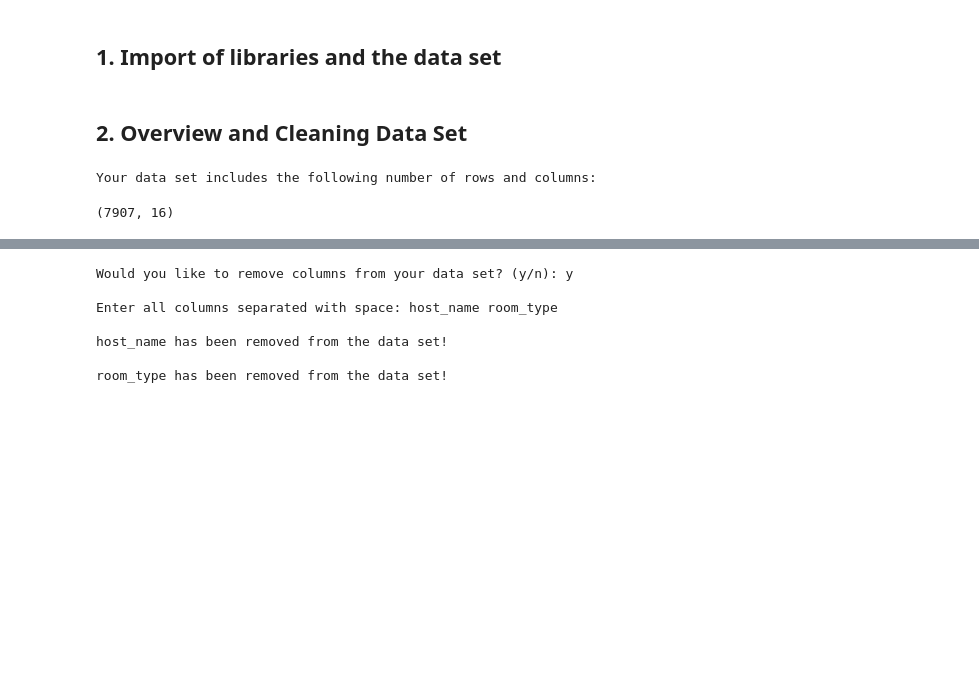
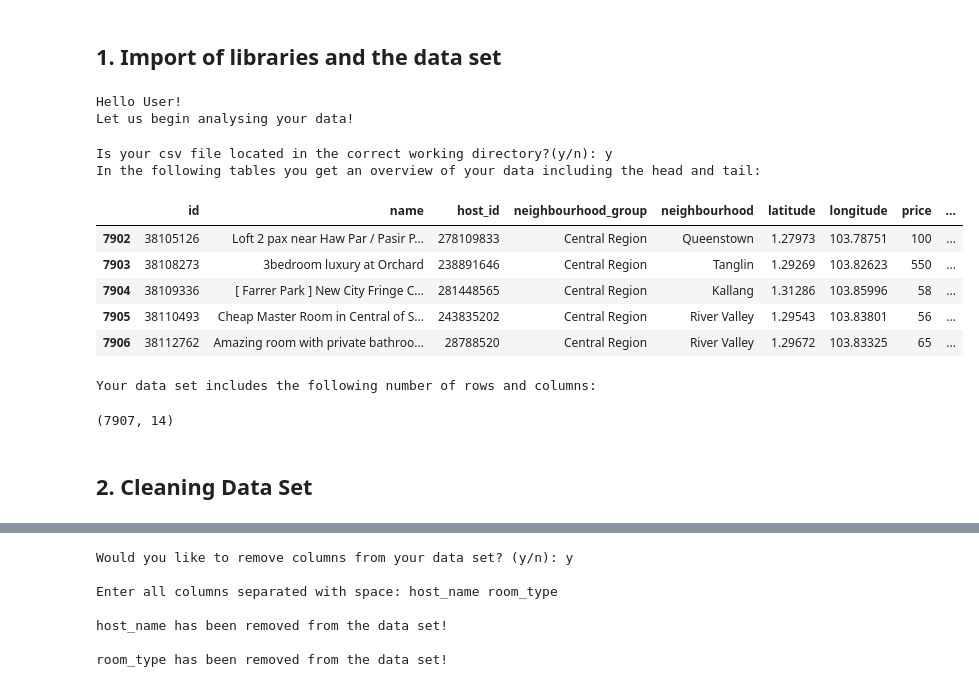
Before and after one commit to Minitech24/Skills-Python-Project-HSG2020, a Jupyter notebook: DA_Tool_General.ipynb, the cells around one changed output, grey strips where cells are left out. Saved outputs shown, nothing was run; the diff lists cells and outputs as text; code cells hidden in the pictures; blank space fills up the shorter version.

```diff
--- a/DA_Tool_General.ipynb
+++ b/DA_Tool_General.ipynb
@@ -32 +24,6 @@ data = pd.read_csv("listings.csv")
+# %%
+print("Hello User!\nLet us begin analysing your data!")
+# %% [output]
+Hello User!
+Let us begin analysing your data!
 # %%
@@ -37,0 +33,27 @@ c = []
+# %%
+# 1.4 read data
+def start():
+    inp = input("\nIs your csv file located in the correct working directory?(y/n): ")
+    if inp in yes:
+        data = pd.read_csv("listings.csv")
+        print("In the following tables you get an overview of your data including the head and tail:")
+        return
+    elif start in no:
+        print("\nPlease put your csv file in the correct working directory!")
+        start()
+    else:
+        sys.stdout.write("""\nPlease answer with "yes" or "no".""")
+        start()
+# %%
+start()
+data.head()
+data.tail()
+# %% [output]
+Is your csv file located in the correct working directory?(y/n): y
+In the following tables you get an overview of your data including the head and tail:
+|  | id | name | host_id | neighbourhood_group | neighbourhood | latitude | longitude | price | ... |
+| 7902 | 38105126 | Loft 2 pax near Haw Par / Pasir P... | 278109833 | Central Region | Queenstown | 1.27973 | 103.78751 | 100 | ... |
+| 7903 | 38108273 | 3bedroom luxury at Orchard | 238891646 | Central Region | Tanglin | 1.29269 | 103.82623 | 550 | ... |
+| 7904 | 38109336 | [ Farrer Park ] New City Fringe C... | 281448565 | Central Region | Kallang | 1.31286 | 103.85996 | 58 | ... |
+| 7905 | 38110493 | Cheap Master Room in Central of S... | 243835202 | Central Region | River Valley | 1.29543 | 103.83801 | 56 | ... |
+| 7906 | 38112762 | Amazing room with private bathroo... | 28788520 | Central Region | River Valley | 1.29672 | 103.83325 | 65 | ... |
@@ -38,9 +65,9 @@ c = []
+# %%
+## 1.6 showing max rows and columns of data set
+print("\nYour data set includes the following number of rows and columns: ")
+data.shape
+# %% [output]
+Your data set includes the following number of rows and columns:
+(7907, 14)
 # %% [markdown]
-## 2. Overview and Cleaning Data Set
+## 2. Cleaning Data Set
-# %%
-## 2.1 showing max rows and columns of data set
-print("Your data set includes the following number of rows and columns: ")
-data.shape
-# %% [output]
-Your data set includes the following number of rows and columns:
-(7907, 16)
```
Also changed, not shown: parts of 40 cells of this notebook.
